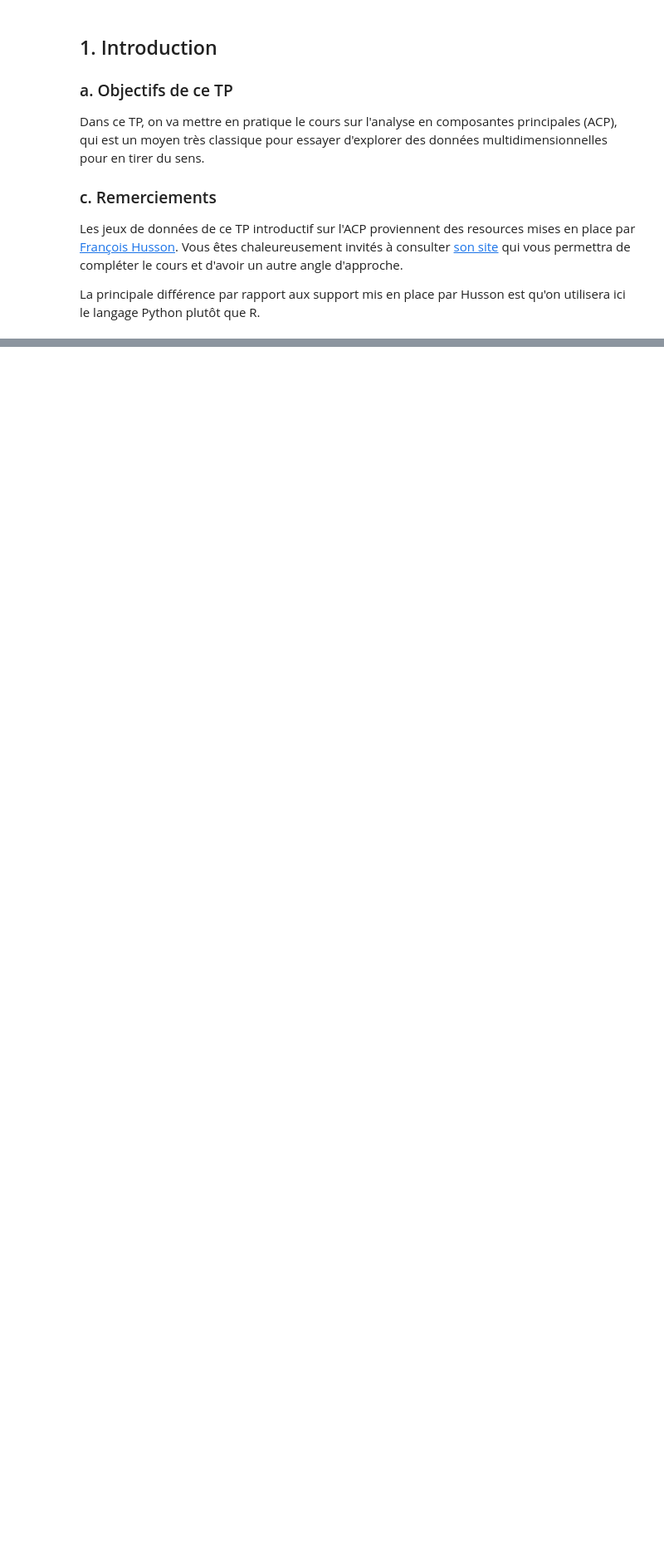
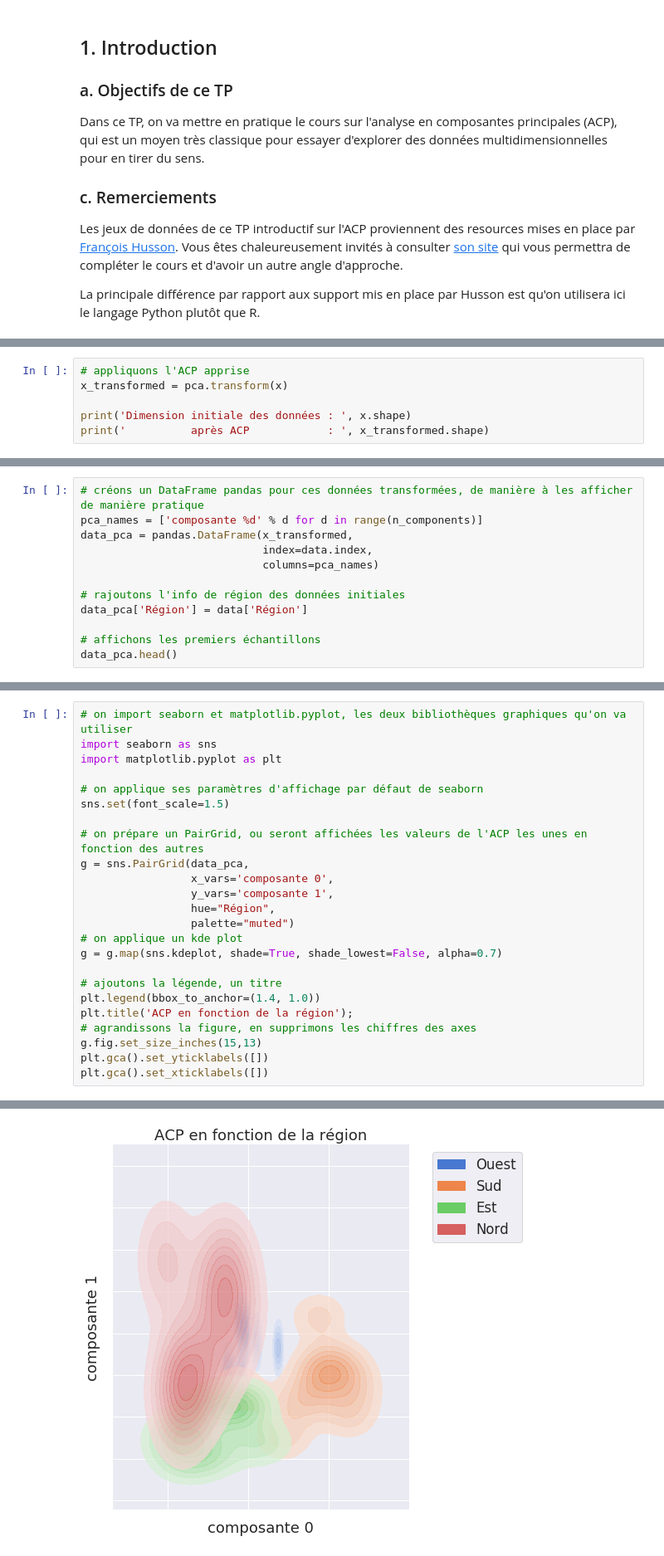
Before and after one commit to mordor-ai/multidim, a Jupyter notebook: colabs/2_Utilisation_ACP.ipynb, the cells around one changed output, grey strips where cells are left out. Shown: that part at 83% size. Saved outputs shown, nothing was run; the diff lists cells and outputs as text; blank space fills up the shorter version.

```diff
--- a/colabs/2_Utilisation_ACP.ipynb
+++ b/colabs/2_Utilisation_ACP.ipynb
@@ -160,0 +101,6 @@ data
+# %%
+# appliquons l'ACP apprise
+x_transformed = pca.transform(x)
+
+print('Dimension initiale des données : ', x.shape)
+print('          après ACP            : ', x_transformed.shape)
@@ -160,0 +116,12 @@ data
+# %%
+# créons un DataFrame pandas pour ces données transformées, de manière à les afficher de manière pratique
+pca_names = ['composante %d' % d for d in range(n_components)]
+data_pca = pandas.DataFrame(x_transformed,
+                            index=data.index,
+                            columns=pca_names)
+
+# rajoutons l'info de région des données initiales
+data_pca['Région'] = data['Région']
+
+# affichons les premiers échantillons
+data_pca.head()
@@ -160,0 +138,25 @@ data
+# %%
+# on import seaborn et matplotlib.pyplot, les deux bibliothèques graphiques qu'on va utiliser
+import seaborn as sns
+import matplotlib.pyplot as plt
+
+# on applique ses paramètres d'affichage par défaut de seaborn
+sns.set(font_scale=1.5)
+
+# on prépare un PairGrid, ou seront affichées les valeurs de l'ACP les unes en fonction des autres
+g = sns.PairGrid(data_pca,
+                 x_vars='composante 0',
+                 y_vars='composante 1',
+                 hue="Région",
+                 palette="muted")
+# on applique un kde plot
+g = g.map(sns.kdeplot, shade=True, shade_lowest=False, alpha=0.7)
+
+# ajoutons la légende, un titre
+plt.legend(bbox_to_anchor=(1.4, 1.0))
+plt.title('ACP en fonction de la région');
+# agrandissons la figure, en supprimons les chiffres des axes
+g.fig.set_size_inches(15,13)
+plt.gca().set_yticklabels([])
+plt.gca().set_xticklabels([])
+# %% [output]
@@ -160,0 +164 @@ data
+[figure, added]
```
Also changed, not shown: parts of 26 cells of this notebook.
